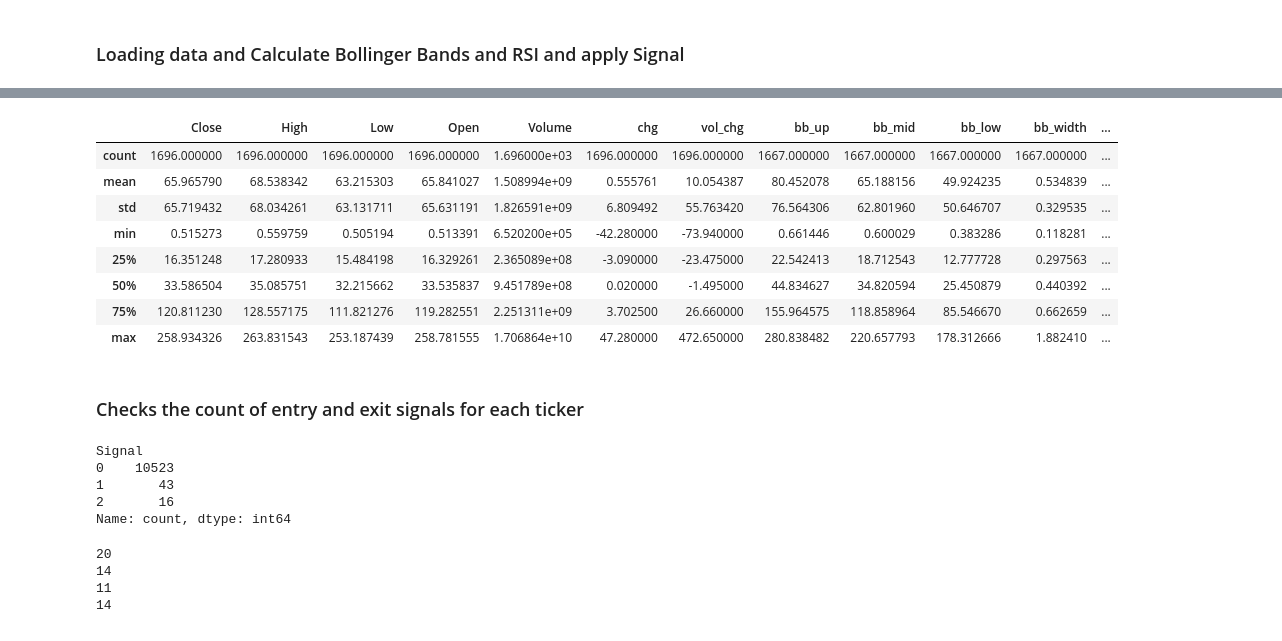
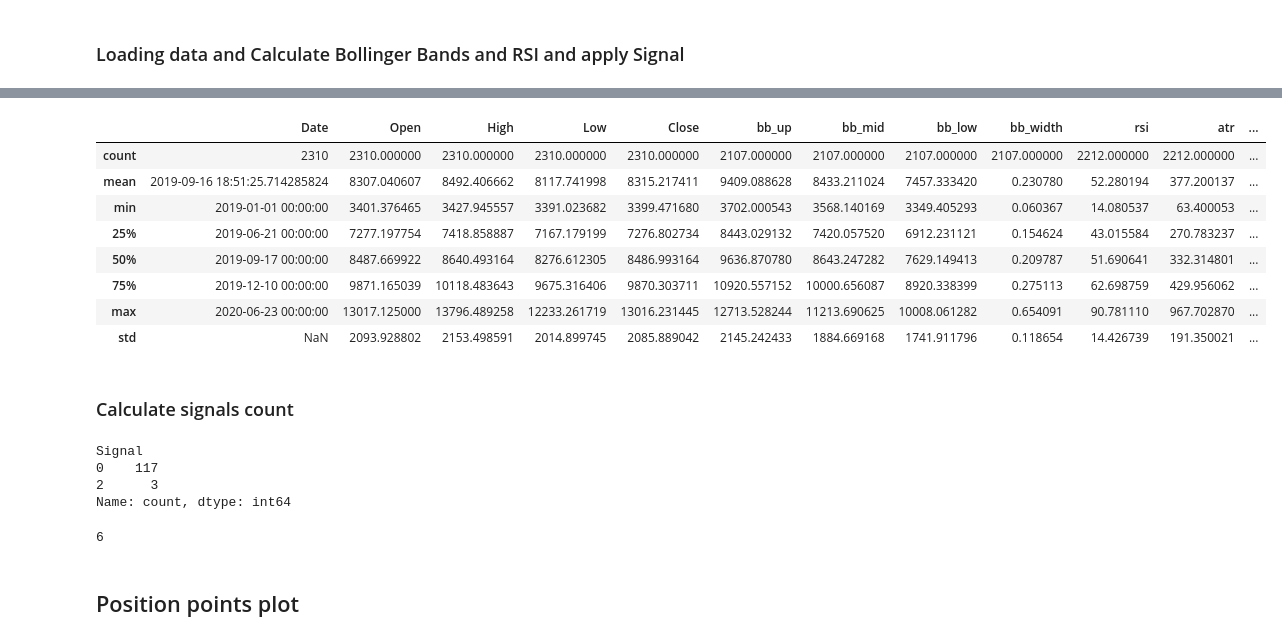
Before and after one commit to achoy55/hw1, a Jupyter notebook: bb_rsi_strategy_crypto.ipynb, the cells around one changed output, grey strips where cells are left out. Cells and saved outputs as stored; diff of their text form; code cells hidden in the pictures.

Commit message:
add WFO for crypto strategy backtesting

```diff
--- a/bb_rsi_strategy_crypto.ipynb
+++ b/bb_rsi_strategy_crypto.ipynb
@@ -48,22 +69,2 @@ warnings.simplefilter('ignore')
 # %% [markdown]
 ### Loading data and Calculate Bollinger Bands and RSI and apply Signal
-# %%
-dir = "crypto_data"
-crypto_dict = {}
-for name in crypto_tickers:
-    f = os.path.join(dir, name+'.csv')
-    if os.path.isfile(f):
-        df = loading_v3(f)
-        df = df.dropna()
-        df = df[df.High != df.Low]
-        df['bb_up'], df['bb_mid'], df['bb_low'] = ta.BBANDS(df["Close"], timeperiod=30, matype=MA_Type.EMA)
-        df['bb_width'] = (df['bb_up'] - df['bb_low']) / df['bb_mid']
-        df['rsi'] = ta.RSI(df['Close'], timeperiod=14)
-        df["atr"] = ta.ATR(low = df['Low'], close = df['Close'], high = df['High'], timeperiod=14)
-
-        add_bb_rsi_signal(df=df, rsi_threshold_low=30, rsi_threshold_high=70, bb_width_threshold=0.001)
-
-        df = df.sort_values('Date').reset_index(drop=True)
-        df = df.set_index('Date')
-
-        crypto_dict[name] = df
@@ -70,33 +176,31 @@ for name in crypto_tickers:
 # %%
-crypto_dict['SOL-USD'].describe()
+report_dict['BTC-USD'].describe()
 # %% [output]
-|  | Close | High | Low | Open | Volume | chg | vol_chg | bb_up | bb_mid | bb_low | bb_width | ... |
-| count | 1696.000000 | 1696.000000 | 1696.000000 | 1696.000000 | 1.696000e+03 | 1696.000000 | 1696.000000 | 1667.000000 | 1667.000000 | 1667.000000 | 1667.000000 | ... |
-| mean | 65.965790 | 68.538342 | 63.215303 | 65.841027 | 1.508994e+09 | 0.555761 | 10.054387 | 80.452078 | 65.188156 | 49.924235 | 0.534839 | ... |
-| std | 65.719432 | 68.034261 | 63.131711 | 65.631191 | 1.826591e+09 | 6.809492 | 55.763420 | 76.564306 | 62.801960 | 50.646707 | 0.329535 | ... |
-| min | 0.515273 | 0.559759 | 0.505194 | 0.513391 | 6.520200e+05 | -42.280000 | -73.940000 | 0.661446 | 0.600029 | 0.383286 | 0.118281 | ... |
-| 25% | 16.351248 | 17.280933 | 15.484198 | 16.329261 | 2.365089e+08 | -3.090000 | -23.475000 | 22.542413 | 18.712543 | 12.777728 | 0.297563 | ... |
-| 50% | 33.586504 | 35.085751 | 32.215662 | 33.535837 | 9.451789e+08 | 0.020000 | -1.495000 | 44.834627 | 34.820594 | 25.450879 | 0.440392 | ... |
-| 75% | 120.811230 | 128.557175 | 111.821276 | 119.282551 | 2.251311e+09 | 3.702500 | 26.660000 | 155.964575 | 118.858964 | 85.546670 | 0.662659 | ... |
-| max | 258.934326 | 263.831543 | 253.187439 | 258.781555 | 1.706864e+10 | 47.280000 | 472.650000 | 280.838482 | 220.657793 | 178.312666 | 1.882410 | ... |
+|  | Date | Open | High | Low | Close | bb_up | bb_mid | bb_low | bb_width | rsi | atr | ... |
+| count | 2310 | 2310.000000 | 2310.000000 | 2310.000000 | 2310.000000 | 2107.000000 | 2107.000000 | 2107.000000 | 2107.000000 | 2212.000000 | 2212.000000 | ... |
+| mean | 2019-09-16 18:51:25.714285824 | 8307.040607 | 8492.406662 | 8117.741998 | 8315.217411 | 9409.088628 | 8433.211024 | 7457.333420 | 0.230780 | 52.280194 | 377.200137 | ... |
+| min | 2019-01-01 00:00:00 | 3401.376465 | 3427.945557 | 3391.023682 | 3399.471680 | 3702.000543 | 3568.140169 | 3349.405293 | 0.060367 | 14.080537 | 63.400053 | ... |
+| 25% | 2019-06-21 00:00:00 | 7277.197754 | 7418.858887 | 7167.179199 | 7276.802734 | 8443.029132 | 7420.057520 | 6912.231121 | 0.154624 | 43.015584 | 270.783237 | ... |
+| 50% | 2019-09-17 00:00:00 | 8487.669922 | 8640.493164 | 8276.612305 | 8486.993164 | 9636.870780 | 8643.247282 | 7629.149413 | 0.209787 | 51.690641 | 332.314801 | ... |
+| 75% | 2019-12-10 00:00:00 | 9871.165039 | 10118.483643 | 9675.316406 | 9870.303711 | 10920.557152 | 10000.656087 | 8920.338399 | 0.275113 | 62.698759 | 429.956062 | ... |
+| max | 2020-06-23 00:00:00 | 13017.125000 | 13796.489258 | 12233.261719 | 13016.231445 | 12713.528244 | 11213.690625 | 10008.061282 | 0.654091 | 90.781110 | 967.702870 | ... |
+| std | NaN | 2093.928802 | 2153.498591 | 2014.899745 | 2085.889042 | 2145.242433 | 1884.669168 | 1741.911796 | 0.118654 | 14.426739 | 191.350021 | ... |
-# %% [markdown]
-### Checks the count of entry and exit signals for each ticker
+# %% [markdown]
+### Calculate signals count
 # %%
-sum([crypto_dict[key]['Signal'].value_counts() for key in crypto_dict], start=0)
+sum([report_dict[key]['Signal'].value_counts() for key in report_dict], start=0)
 # %% [output]
 Signal
-0    10523
-1       43
-2       16
+0    117
+2      3
 Name: count, dtype: int64
 # %%
 # Checks the count of signals for each ticker
-for df in crypto_dict.values():
+for df in report_dict.values():
     print(len(df[df.Signal != 0]))
 # %% [output]
-20
-14
-11
-14
+6
+# %% [markdown]
+## Position points plot
 # %%
 # Add position points
```
Also changed, not shown: parts of 18 cells of this notebook, 8 other files.
